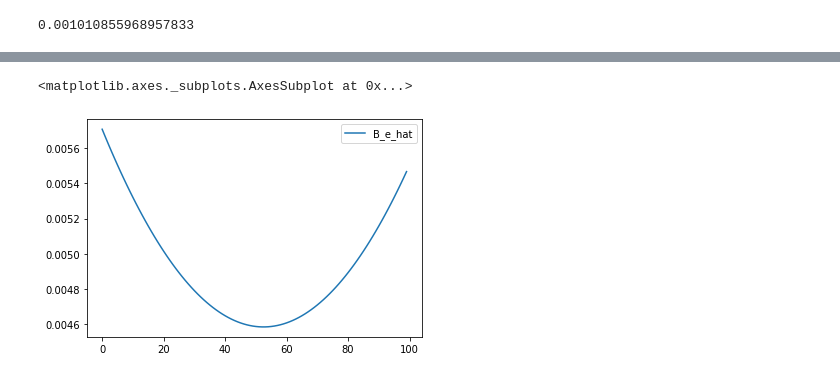
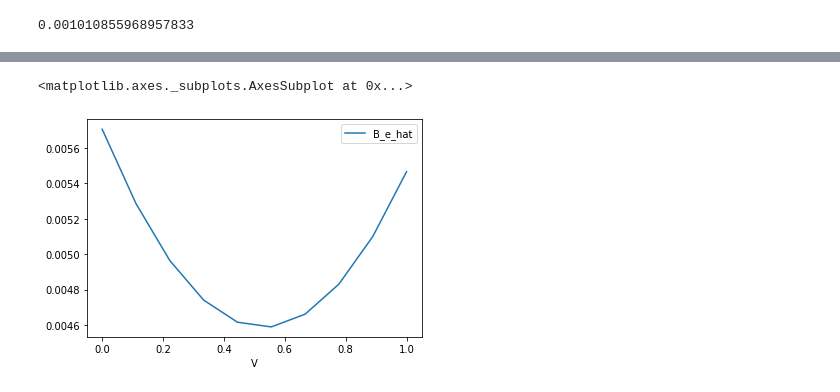
Before and after one commit to martinlarsalbert/REST_API_roll_damping, a Jupyter notebook: doc/notebooks/01_request_API.ipynb, the cells around one changed output, grey strips where cells are left out. Cells and saved outputs as stored; diff of their text form; code cells hidden in the pictures.

```diff
--- a/doc/notebooks/01_request_API.ipynb
+++ b/doc/notebooks/01_request_API.ipynb
@@ -27,29 +27,17 @@ result
 result['B_e_hat']
 # %% [output]
 0.001010855968957833
-# %%
-def get_rolldamping(row):
-    lpp=row.lpp
-    beam=row.beam
-    T=row['T']
-    BK_L=row['BK_L']
-    BK_B=row['BK_B']
-    OG=row['OG']
-    omega0_hat=row['omega0_hat']
-    C_b=row['C_b']
-    A_0=row['A_0']
-    V=row['V']
-    phi_a=row['phi_a']
-
-    request = f'http://marale.pythonanywhere.com/api/roll_damping?lpp={lpp}&beam={beam}&T={T}&BK_L={BK_L}&BK_B={BK_B}&OG={OG}&omega0_hat={omega0_hat}&C_b={C_b}&A_0={A_0}&V={V}&phi_a={phi_a}'
-
-    r = requests.get(request)
-    assert r.status_code is 200
-    result = r.json()
-    result_ = pd.Series(result, name=row.name)
-    return result_
+# %%
+def get_rolldamping(row):
+
+    r = requests.get(r'http://marale.pythonanywhere.com/api/roll_damping', params=dict(row))
+
+    assert r.status_code is 200
+    result = r.json()
+    result_ = pd.Series(result, name=row.name)
+    return result_
 # %%
-N=100
+N=10
 index = np.arange(0,N)
 inputs = pd.DataFrame(index=index)
 
@@ -77,6 +65,6 @@ result.head()
 # %%
 fig,ax=plt.subplots()
-result.plot(y='B_e_hat', ax=ax)
+result.plot(x='V',y='B_e_hat', ax=ax)
 # %% [output]
 <matplotlib.axes._subplots.AxesSubplot at 0x...>
-[figure, old version]
+[figure, new version]
```
Also changed, not shown: parts of 2 cells of this notebook.
